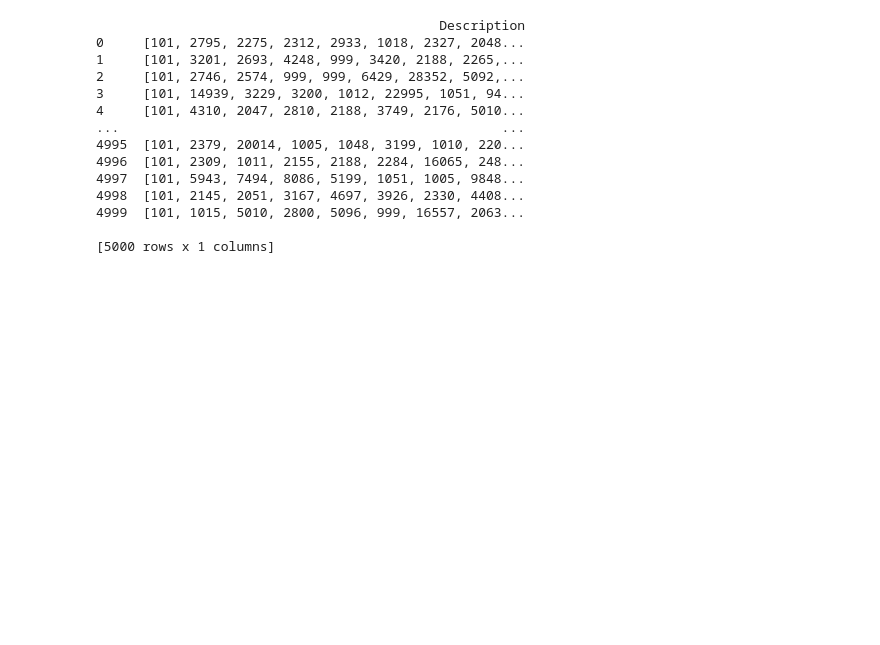
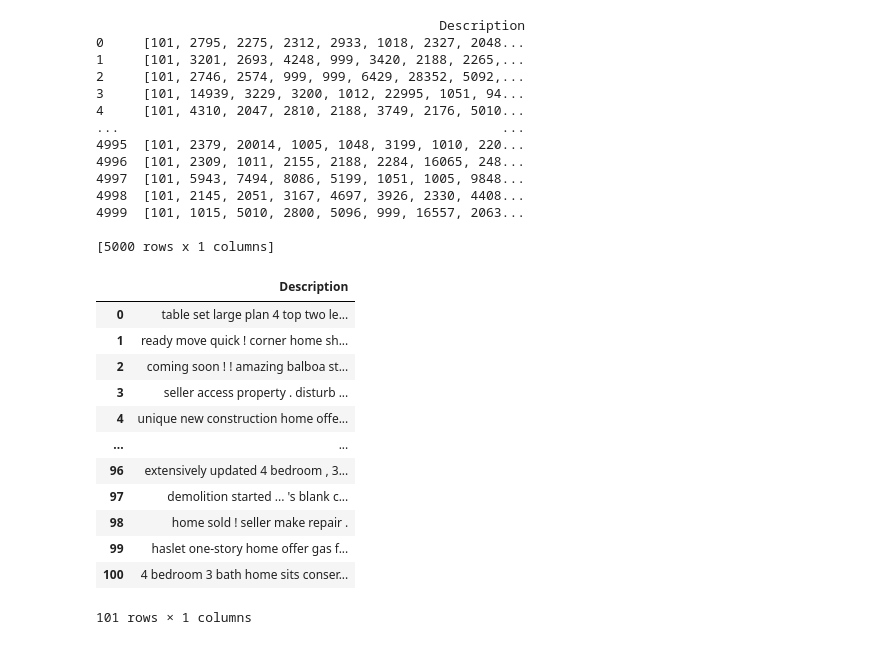
Before and after one commit to ZareNastaran/HouseRecommendationSystem, a Jupyter notebook: HouseRecommendationSystem.ipynb, the cells around one changed output. Cells and saved outputs as stored; diff of their text form; code cells hidden in the pictures; blank space fills up the shorter version.

```diff
--- a/HouseRecommendationSystem.ipynb
+++ b/HouseRecommendationSystem.ipynb
@@ -501,3 +503,20 @@ print(descriptions_df)
 4999  [101, 1015, 5010, 2800, 5096, 999, 16557, 2063...
 
 [5000 rows x 1 columns]
+# %%
+new = des[0:101]
+new
+# %% [output]
+|  | Description |
+| 0 | table set large plan 4 top two le... |
+| 1 | ready move quick ! corner home sh... |
+| 2 | coming soon ! ! amazing balboa st... |
+| 3 | seller access property . disturb ... |
+| 4 | unique new construction home offe... |
+| ... | ... |
+| 96 | extensively updated 4 bedroom , 3... |
+| 97 | demolition started ... 's blank c... |
+| 98 | home sold ! seller make repair . |
+| 99 | haslet one-story home offer gas f... |
+| 100 | 4 bedroom 3 bath home sits conser... |
+101 rows × 1 columns
```
Also changed, not shown: parts of 5 cells of this notebook.
